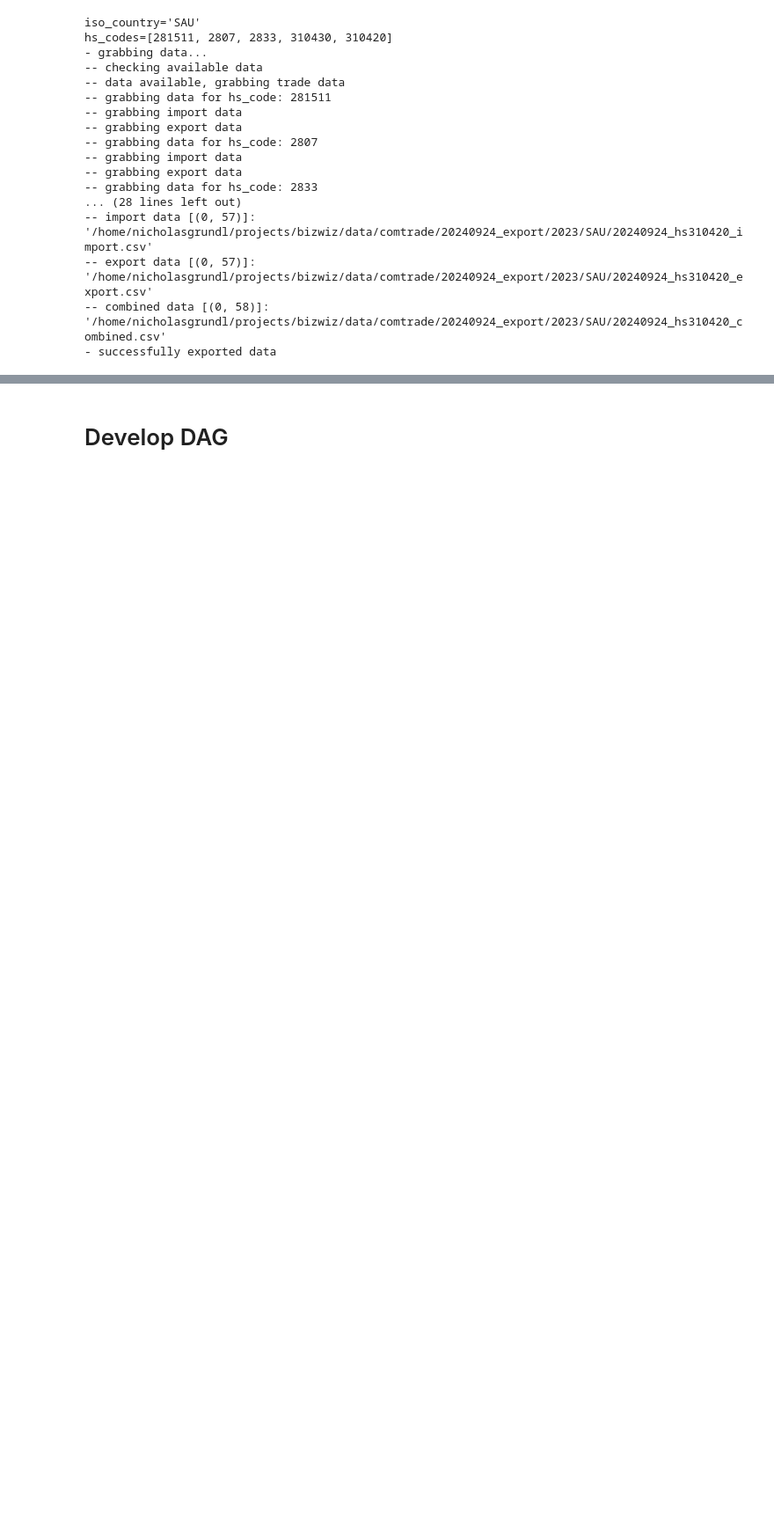
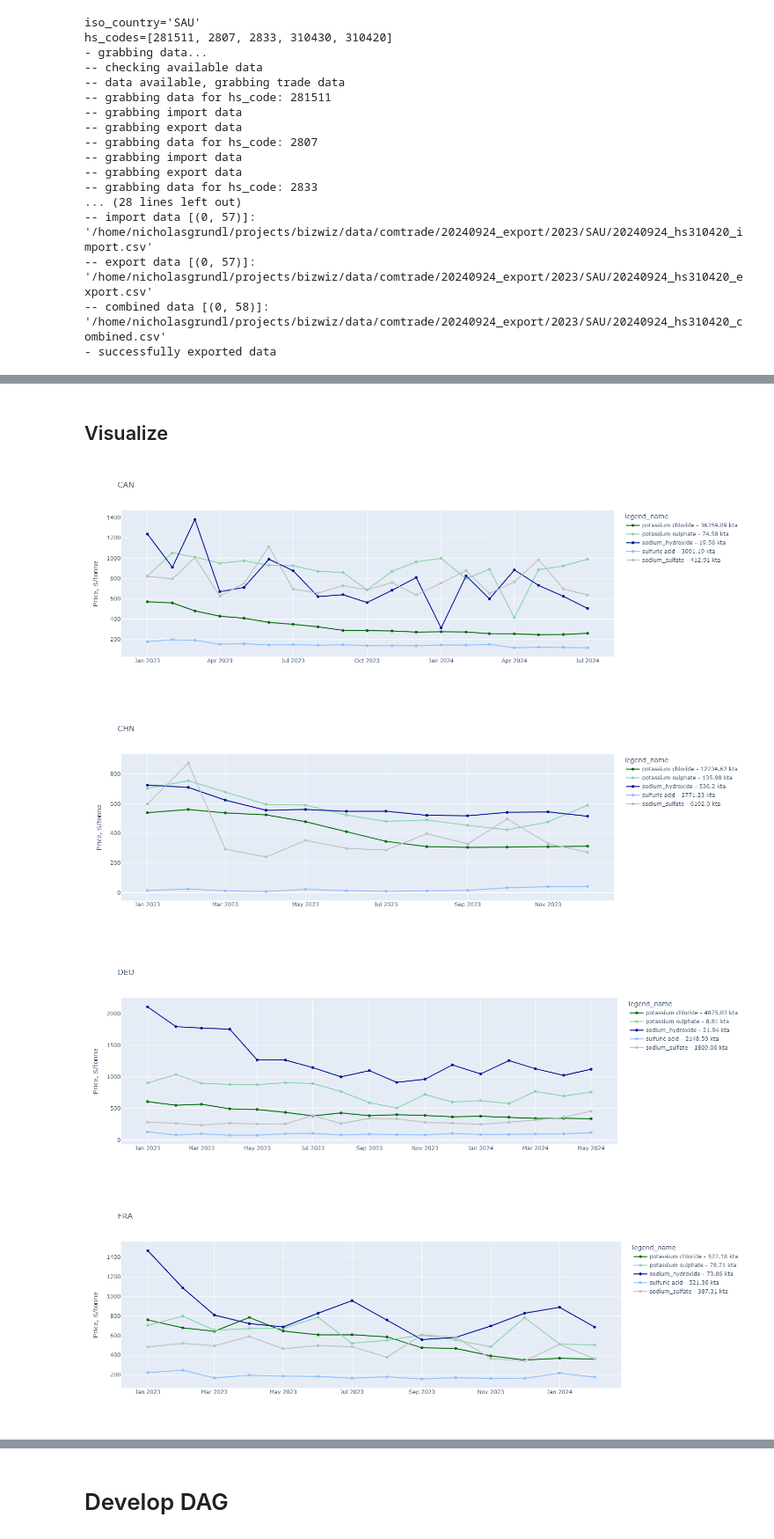
Before and after one commit to NicholasGrundl/bizwiz, a Jupyter notebook: notebooks/comtrade-data-prod.ipynb, the cells around one changed output, grey strips where cells are left out. Shown at 88% size. Saved outputs shown, nothing was run; the diff lists cells and outputs as text; code cells hidden in the pictures; blank space fills up the shorter version.

```diff
--- a/notebooks/comtrade-data-prod.ipynb
+++ b/notebooks/comtrade-data-prod.ipynb
@@ -1160,0 +1297,62 @@ for chemical_name in metrics_df['chemical_name'].unique():
+# %% [markdown]
+## Visualize
+# %%
+chemical_order = [
+    'potassium chloride',
+    'potassium sulphate',
+    'sodium_hydroxide',
+    'sulfuric acid',
+    'sodium_sulfate',
+]
+chemical_colors = {
+    'potassium chloride' : '#006805',
+    'potassium sulphate' : '#89d3aa',
+    'sodium_hydroxide' : '#001193',
+    'sulfuric acid' : '#8ebfff',
+    'sodium_sulfate' : '#bfbfbf',
+}
+
+#explore data by country
+for country in metrics_df['iso'].unique():
+    plot_df = metrics_df[metrics_df['iso']==country].copy()
+    #prep for plotting
+    plot_df['month_year'] = plot_df['month_year'].astype(str)
+    #legend column
+    annual_chemical_mass = plot_df.groupby('chemical_name')['mass_total'].sum().reset_index(name='mass_annual')
+    plot_df = plot_df.merge(annual_chemical_mass, on='chemical_name', how='left')# Then, merge this result back to the original DataFrame
+
+    # sum for the year
+    plot_df['tonnes'] = plot_df['mass_annual']/1000
+    plot_df['tonnes'] = plot_df['tonnes'].round(decimals=2).astype(str)
+    plot_df['legend_name'] = plot_df['chemical_name'].astype(str) + " - " + plot_df['tonnes'] + " kta"
+    #update colormap and legend order
+    legend_colors = {
+        plot_df.loc[plot_df['chemical_name'] == chemical_name, 'legend_name'].iloc[0] : color_code
+        for chemical_name, color_code in chemical_colors.items()
+    }
+    legend_order = [
+        plot_df.loc[plot_df['chemical_name'] == chemical_name, 'legend_name'].iloc[0]
+        for chemical_name in chemical_order
+    ]
+
+    fig = px.line(
+        plot_df,
+        x="month_year", y="price_total",
+        color='legend_name',
+        category_orders={'legend_name': legend_order},
+        color_discrete_map=legend_colors,
+        markers=True,
+        height=500, width=1000,
+        title=country,
+        labels= {
+            'month_year' : '',
+            'price_total' : 'Price, $/tonne',
+        },
+    )
+    fig.update_traces(marker=dict(size=6, symbol='circle'))
+    display(fig)
+# %% [output]
+[figure, added]
+[figure, added]
+[figure, added]
+[figure, added]
```
Also changed, not shown: parts of 26 cells of this notebook, 16 other files.
